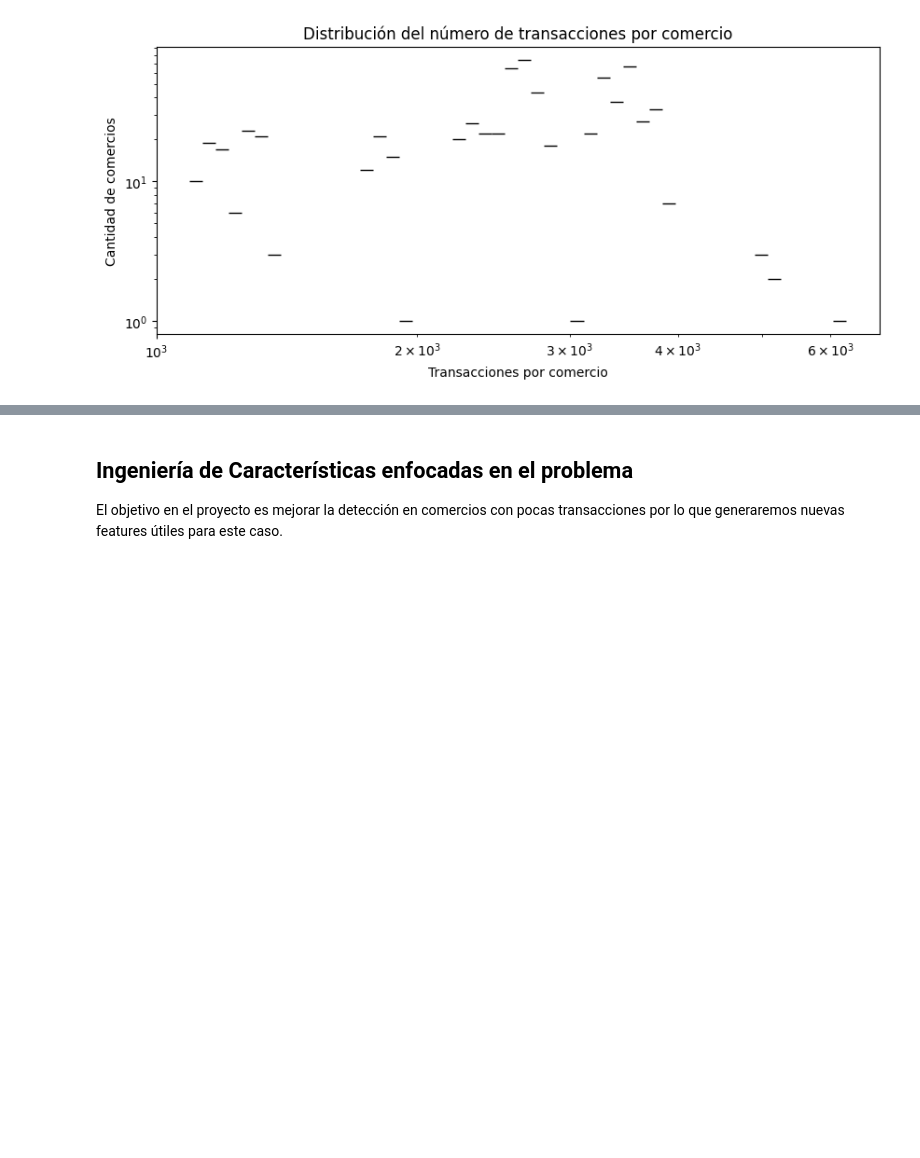
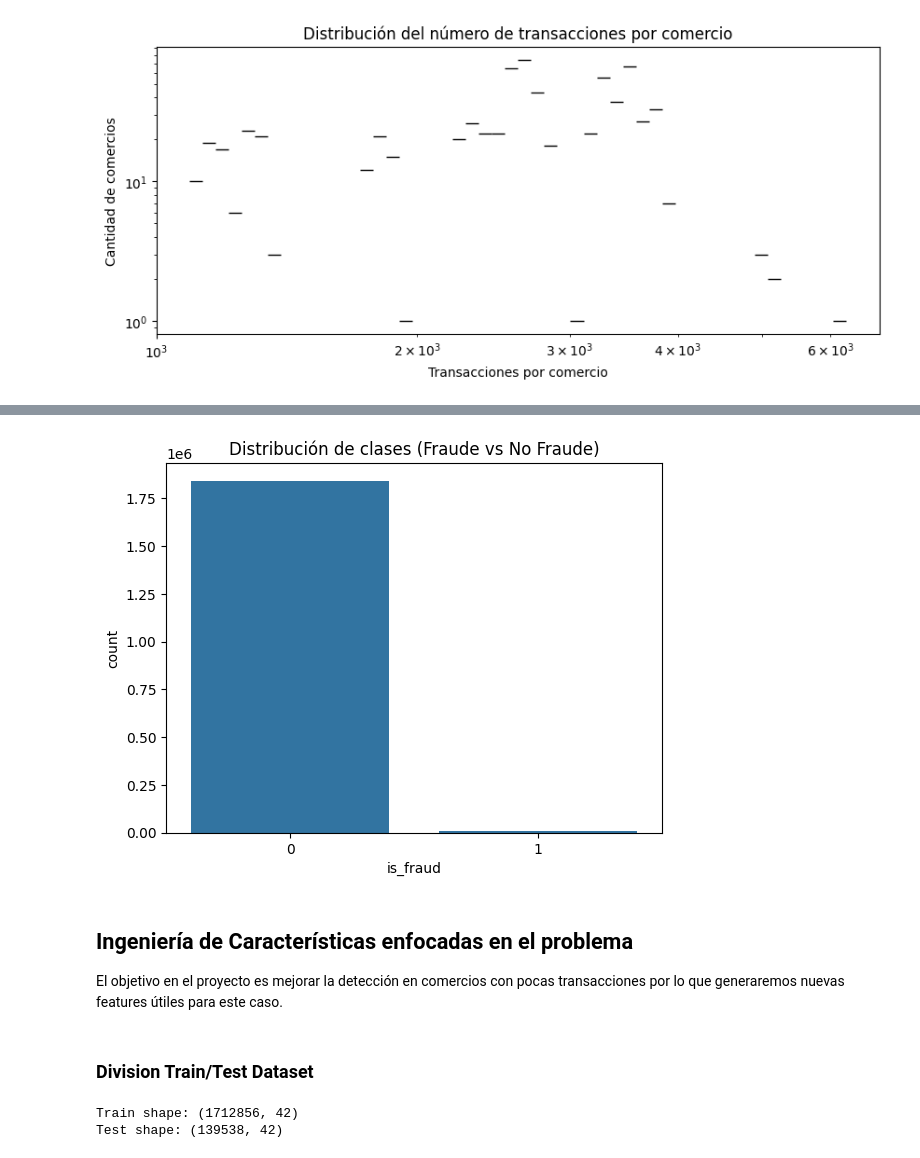
Before and after one commit to FabianJuarez182/ProyectoPlusTI_SDS, a Jupyter notebook: PlusTI.ipynb, the cells around one changed output, grey strips where cells are left out. Drawn from its saved outputs; the diff is of its cells as text; code cells hidden in the pictures; blank space fills up the shorter version.

```diff
--- a/PlusTI.ipynb
+++ b/PlusTI.ipynb
@@ -132,3 +141,22 @@ No son fraudes en comercios de baja frecuencia: 121342
+# %%
+# Balanceo de clases
+sns.countplot(x='is_fraud', data=data)
+plt.title("Distribución de clases (Fraude vs No Fraude)")
+plt.show()
+
+# Correlación entre variables numéricas
+plt.figure(figsize=(10, 8))
+sns.heatmap(data.corr(), annot=True, cmap='coolwarm')
+plt.title("Mapa de calor de correlaciones")
+plt.show()
+
+# Evolución temporal de fraudes
+data['trans_date'] = pd.to_datetime(data['trans_date_trans_time'])
+data.set_index('trans_date')['is_fraud'].resample('M').mean().plot()
+plt.title("Proporción de fraudes por mes")
+plt.show()
+# %% [output]
+[figure, added]
 # %% [markdown]
 ## Ingeniería de Características enfocadas en el problema
 
@@ -154,3 +185,15 @@ data['dist_zscore'] = (data['dist_between_client_and_merch'] - data['client_mean
 data['amt_zscore'] = (data['amt'] - data.groupby('cc_num')['amt'].transform('mean')) / (
     data.groupby('cc_num')['amt'].transform('std').replace(0, np.nan)
 )
+# %% [markdown]
+### Division Train/Test Dataset
+# %%
+# Separar datos de test (diciembre 2020)
+train_df = data[~((data['year'] == 2020) & (data['trans_month'] == 12))]
+test_df = data[(data['year'] == 2020) & (data['trans_month'] == 12)]
+
+print("Train shape:", train_df.shape)
+print("Test shape:", test_df.shape)
+# %% [output]
+Train shape: (1712856, 42)
+Test shape: (139538, 42)
```
Also changed, not shown: parts of 16 cells of this notebook.
